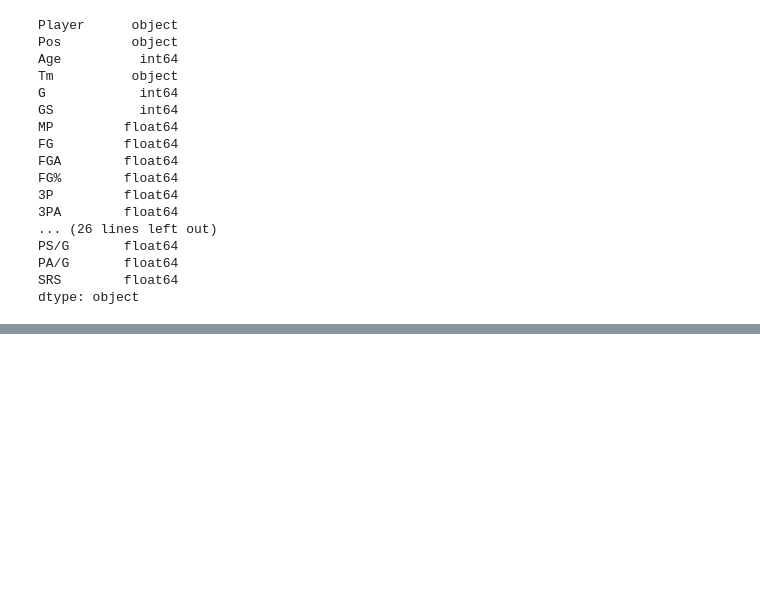
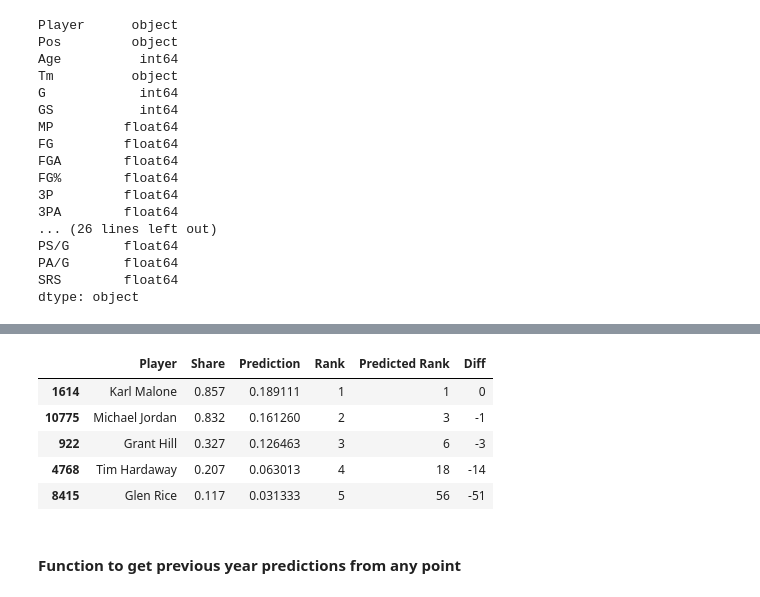
Before and after one commit to Bulspite/NBA_MVP_predicts, a Jupyter notebook: Model.ipynb, the cells around one changed output, grey strips where cells are left out. Saved outputs shown, nothing was run; the diff lists cells and outputs as text; code cells hidden in the pictures; blank space fills up the shorter version.

```diff
--- a/Model.ipynb
+++ b/Model.ipynb
@@ -99,0 +203,13 @@ reg= Ridge(alpha=0.1)
+# %%
+def gap(comb):
+    actual = comb.sort_values("Share",ascending = False).head()
+    predicts = comb.sort_values("Prediction",ascending = False)
+    error = []
+    success = 0
+    search = 1
+    for index, row in predicts.iterrows():
+        if row["Player"] in actual["Player"].values:
+            success+=1
+            error.append(success/search)
+        search+=1
+    return sum(error)/len(error)
@@ -99,0 +222,2 @@ reg= Ridge(alpha=0.1)
+# %%
+years = list(range(1991,2022))
@@ -99,0 +226,12 @@ reg= Ridge(alpha=0.1)
+# %%
+x= []
+all_predicts = []
+for y in years[5:]:
+    train = stats[stats["Year"] < y]
+    test = stats[stats["Year"] == y]
+    reg.fit(train[feats],train["Share"])
+    pre = reg.predict(test[feats])
+    predf = pd.DataFrame(pre,columns= ["Prediction"], index = test.index)
+    comb_pre = pd.concat([test[["Player","Share"]],predf], axis =1)
+    all_predicts.append(comb_pre)
+    x.append(gap(comb_pre))
@@ -99,0 +244,20 @@ reg= Ridge(alpha=0.1)
+# %%
+def dif(comb_pre):
+    comb_pre = comb_pre.sort_values("Share",ascending = False)
+    comb_pre["Rank"] = list(range(1,comb_pre.shape[0]+1))
+    comb_pre = comb_pre.sort_values("Prediction" ,ascending = False)
+    comb_pre["Predicted Rank"] = list(range(1,comb_pre.shape[0]+1))
+    comb_pre["Diff"] = comb_pre["Rank"] - comb_pre["Predicted Rank"]
+    return comb_pre
+# %%
+dif_rank = dif(all_predicts[1])
+dif_rank[dif_rank["Rank"]<=5 ].sort_values(("Diff"), ascending = False)
+# %% [output]
+|  | Player | Share | Prediction | Rank | Predicted Rank | Diff |
+| 1614 | Karl Malone | 0.857 | 0.189111 | 1 | 1 | 0 |
+| 10775 | Michael Jordan | 0.832 | 0.161260 | 2 | 3 | -1 |
+| 922 | Grant Hill | 0.327 | 0.126463 | 3 | 6 | -3 |
+| 4768 | Tim Hardaway | 0.207 | 0.063013 | 4 | 18 | -14 |
+| 8415 | Glen Rice | 0.117 | 0.031333 | 5 | 56 | -51 |
+# %% [markdown]
+#### Function to get previous year predictions from any point
```
Also changed, not shown: parts of 20 cells of this notebook.
